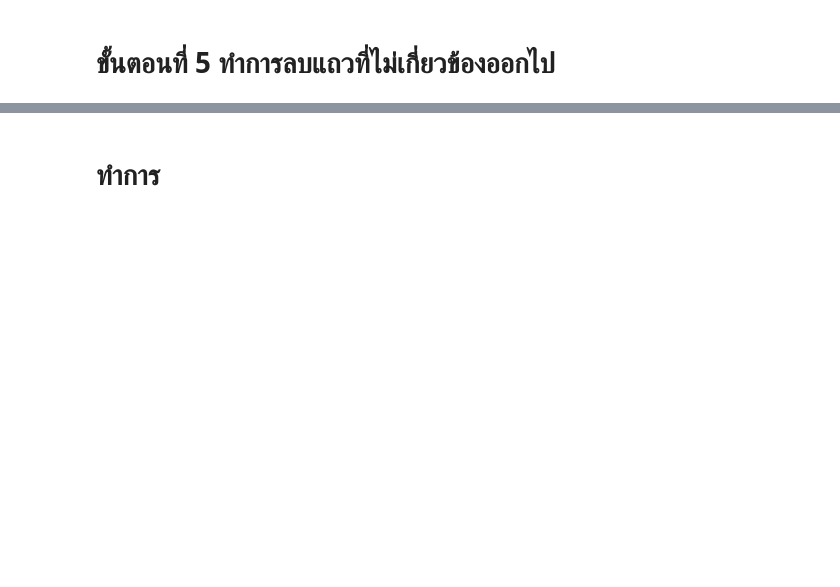
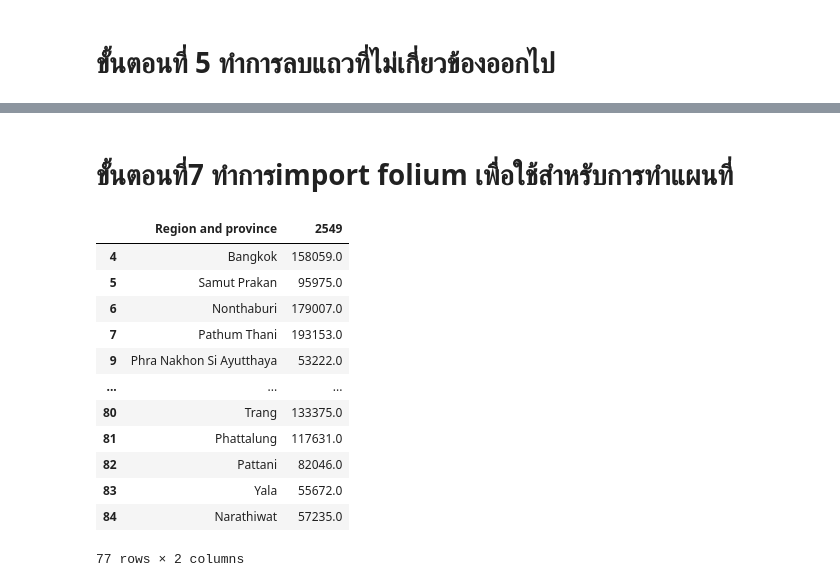
Before and after one commit to Uttaranakron/python_dataviz, a Jupyter notebook: Visualize Data Distribution 2.ipynb, the cells around one changed output, grey strips where cells are left out. Drawn from its saved outputs; the diff is of its cells as text; code cells hidden in the pictures; blank space fills up the shorter version.

```diff
--- a/Visualize Data Distribution 2.ipynb
+++ b/Visualize Data Distribution 2.ipynb
@@ -219,2 +248,0 @@ Debt_df[['Region and province',2549]]
-# %%
-Debt_df_debt=De_df[['Region and province',2549]]
@@ -223,2 +248,0 @@ Debt_df_debt=De_df[['Region and province',2549]]
-# %%
-Debt_df_debt=Debt_df[['Region and province',2549]]
@@ -229,2 +253,2 @@ debt_df_debt=Debt_df[['Region and province',2549]]
 # %%
-Debt_df_debt.drop([0,1,2,3,8,31,49,70,85,86,87,88], axis=0,inplaxe=True)
+Debt_df_debt.drop([0,1,2,3,8,31,49,70,85,86,87,88],axis =0,inplace=True)
@@ -237,2 +287,2 @@ Debt_debt.head()
-# %% [markdown]
-# ทำการ
+# %% [markdown]
+# ขั้นตอนที่7  ทำการimport folium เพื่อใช้สำหรับการทำแผนที่
@@ -238,0 +292,18 @@ Debt_debt.head()
+# %%
+data_to_plot = Debt_df_debt
+# %%
+data_to_plot
+# %% [output]
+|  | Region and province | 2549 |
+| 4 | Bangkok | 158059.0 |
+| 5 | Samut Prakan | 95975.0 |
+| 6 | Nonthaburi | 179007.0 |
+| 7 | Pathum Thani | 193153.0 |
+| 9 | Phra Nakhon Si Ayutthaya | 53222.0 |
+| ... | ... | ... |
+| 80 | Trang | 133375.0 |
+| 81 | Phattalung | 117631.0 |
+| 82 | Pattani | 82046.0 |
+| 83 | Yala | 55672.0 |
+| 84 | Narathiwat | 57235.0 |
+77 rows × 2 columns
```
Also changed, not shown: parts of 25 cells of this notebook, 3 other files.
